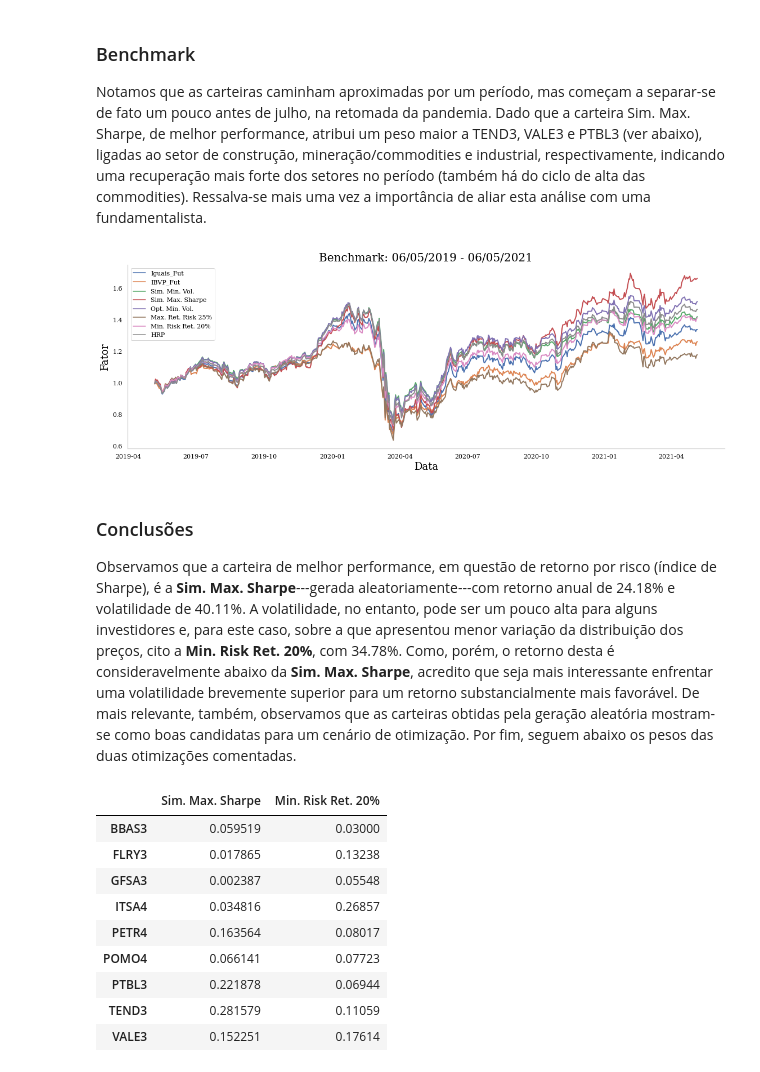
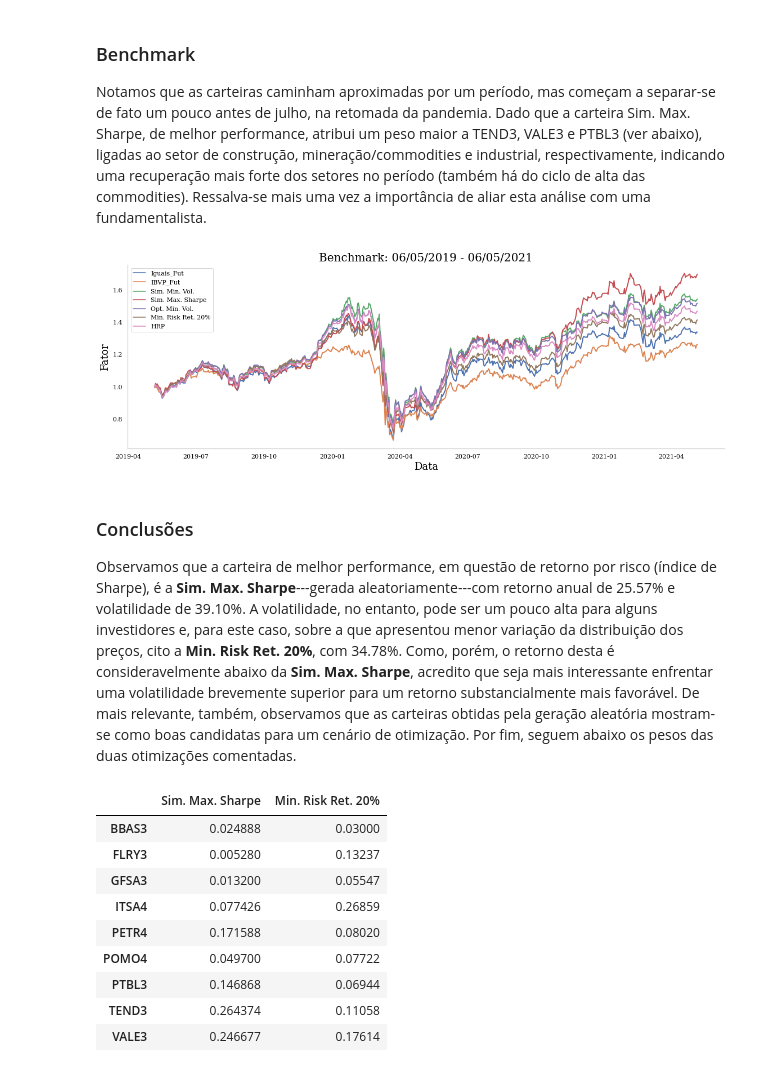
Before and after one commit to savimf/main_portfolio, a Jupyter notebook: comp_random_opt/comparison_random_opt.ipynb, the cells around one changed output. Cells and saved outputs as stored; diff of their text form; code cells hidden in the pictures.

```diff
--- a/comp_random_opt/comparison_random_opt.ipynb
+++ b/comp_random_opt/comparison_random_opt.ipynb
@@ -274,13 +281,13 @@ aux.plot_lines_sns(acoes_past.rol_drawdown(window=window, is_number=False), titl
 Como o download do bvsp é por outro método da biblioteca do investing.com, este não está implementado na classe Portfolio---ainda. Por isso, primeiro baixamos os dados da forma usual, para depois criarmos um objeto Portfolio vazio e o complementarmos.
 # %%
 # baixando os dados
-ibvp_past = aux.ibvp(start_past_dt, end_past_dt)
+# ibvp_past = aux.ibvp(start_past_dt, end_past_dt)
 
 # armazenando em disco
 # jl.dump(ibvp_past, 'past/ibvp_past.pkl')
 
 # carregando-o e transformando em Portfolio
-# ibvp_past = jl.load('past/ibvp_past.pkl')
+ibvp_past = jl.load('past/ibvp_past.pkl')
 
 ibvp_past_pf = Portfolio('IBVP_Past', ['IBVP'])
 ibvp_past_pf.prices = ibvp_past
@@ -306,7 +313,7 @@ acoes_past.benchmark([ibvp_past_pf], plot_in='sns')
 [figure]
 # %%
 # taxa livre de risco - valor médio da Selic no período
-selic_a_past = aux.selic(start_past_dt, end_past_dt, 'a', is_number=True)
+selic_a_past = aux.selic(start_past_dt, end_past_dt, is_number=True, period='a')
 
 # jl.dump(selic_a_past, 'past/selic_a_past.pkl')
 # selic_a_past = jl.load('past/selic_a_past.pkl')
@@ -1265,8 +1276,7 @@ Das carteiras otimizadas, portanto, prosseguiremos somente com as que apresentar
 port_comparison = [
     ibvp_fut_pf, acoes_fut, acoes_sim_min_vol,
     acoes_sim_max_sp, acoes_opt_min_vol,
-    acoes_max_ret_risk, acoes_min_risk_ret,
-    acoes_hrp
+    acoes_min_risk_ret, acoes_hrp
 ]
 
 Portfolio.all_metrics(
@@ -1296,23 +1306,24 @@ Notamos que as carteiras caminham aproximadas por um período, mas começam a se
 # %%
 port_comparison.pop(1)
 
 # plotly
 # acoes_fut.benchmark(
 #     port_comparison,
 #     plot_in='go'
 # )
 
 # seaborn
 acoes_fut.benchmark(
     port_comparison,
-    plot_in='sns'
+    plot_in='sns',
+    name='all_benchmark'
 )
 # %% [output]
-[figure, old version]
+[figure, new version]
 # %% [markdown]
 ### Conclusões
 
-Observamos que a carteira de melhor performance, em questão de retorno por risco (índice de Sharpe), é a **Sim. Max. Sharpe**---gerada aleatoriamente---com retorno anual de 24.18% e volatilidade de 40.11%. A volatilidade, no entanto, pode ser um pouco alta para alguns investidores e, para este caso, sobre a que apresentou menor variação da distribuição dos preços, cito a **Min. Risk Ret. 20%**, com 34.78%. Como, porém, o retorno desta é consideravelmente abaixo da **Sim. Max. Sharpe**, acredito que seja mais interessante enfrentar uma volatilidade brevemente superior para um retorno substancialmente mais favorável. De mais relevante, também, observamos que as carteiras obtidas pela geração aleatória mostram-se como boas candidatas para um cenário de otimização. Por fim, seguem abaixo os pesos das duas otimizações comentadas.
+Observamos que a carteira de melhor performance, em questão de retorno por risco (índice de Sharpe), é a **Sim. Max. Sharpe**---gerada aleatoriamente---com retorno anual de 25.57% e volatilidade de 39.10%. A volatilidade, no entanto, pode ser um pouco alta para alguns investidores e, para este caso, sobre a que apresentou menor variação da distribuição dos preços, cito a **Min. Risk Ret. 20%**, com 34.78%. Como, porém, o retorno desta é consideravelmente abaixo da **Sim. Max. Sharpe**, acredito que seja mais interessante enfrentar uma volatilidade brevemente superior para um retorno substancialmente mais favorável. De mais relevante, também, observamos que as carteiras obtidas pela geração aleatória mostram-se como boas candidatas para um cenário de otimização. Por fim, seguem abaixo os pesos das duas otimizações comentadas.
 # %%
 pesos = pd.DataFrame(
     {'Sim. Max. Sharpe': acoes_sim_max_sp.weights,
@@ -1322,15 +1333,15 @@ pesos.index = acoes
 pesos
 # %% [output]
 |  | Sim. Max. Sharpe | Min. Risk Ret. 20% |
-| BBAS3 | 0.059519 | 0.03000 |
-| FLRY3 | 0.017865 | 0.13238 |
-| GFSA3 | 0.002387 | 0.05548 |
-| ITSA4 | 0.034816 | 0.26857 |
-| PETR4 | 0.163564 | 0.08017 |
-| POMO4 | 0.066141 | 0.07723 |
-| PTBL3 | 0.221878 | 0.06944 |
-| TEND3 | 0.281579 | 0.11059 |
-| VALE3 | 0.152251 | 0.17614 |
+| BBAS3 | 0.024888 | 0.03000 |
+| FLRY3 | 0.005280 | 0.13237 |
+| GFSA3 | 0.013200 | 0.05547 |
+| ITSA4 | 0.077426 | 0.26859 |
+| PETR4 | 0.171588 | 0.08020 |
+| POMO4 | 0.049700 | 0.07722 |
+| PTBL3 | 0.146868 | 0.06944 |
+| TEND3 | 0.264374 | 0.11058 |
+| VALE3 | 0.246677 | 0.17614 |
 # %%
 pesos.plot(
     kind='barh', figsize=(19, 6),
```
Also changed, not shown: parts of 31 cells of this notebook, 2 other files.
